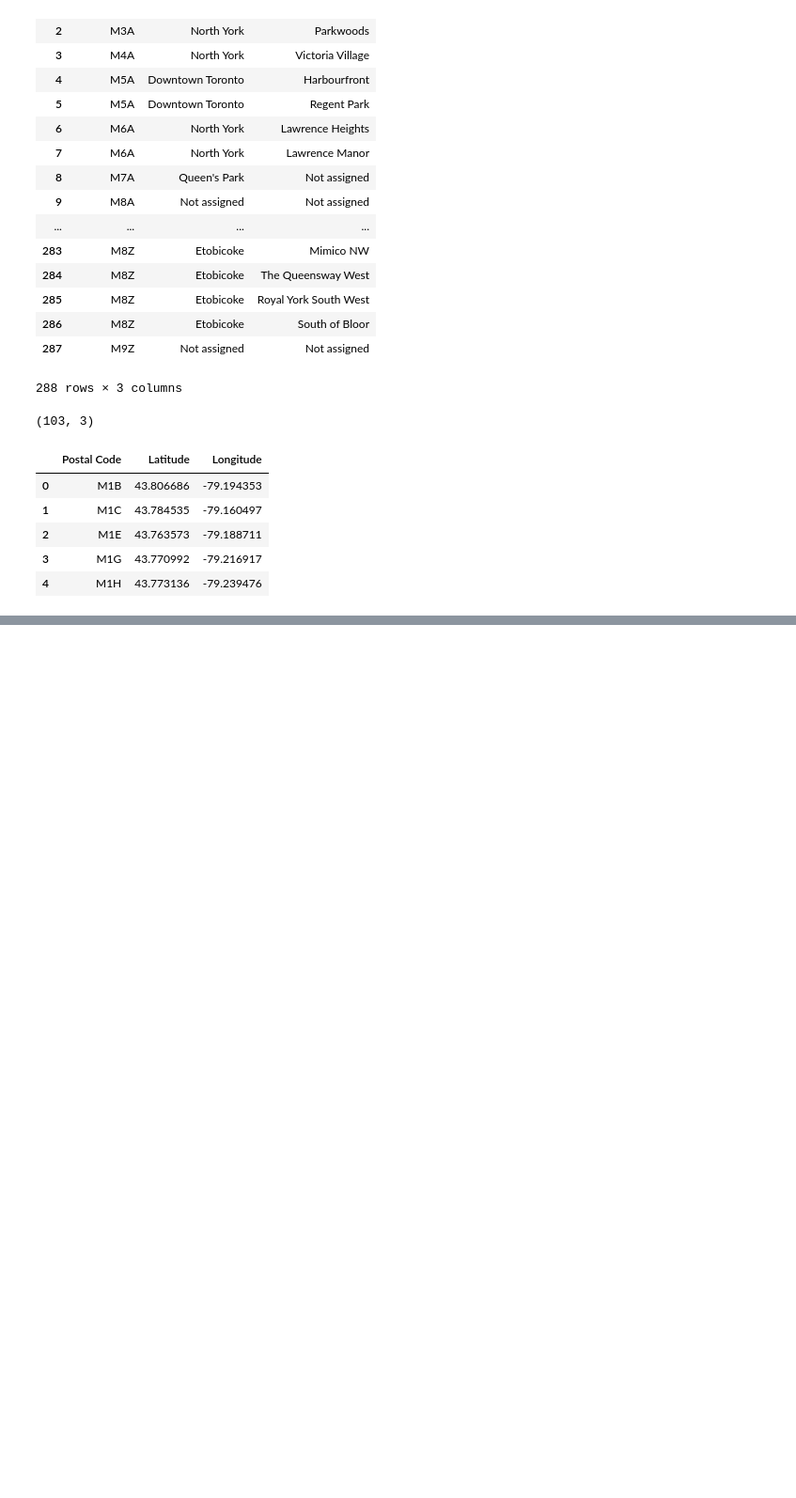
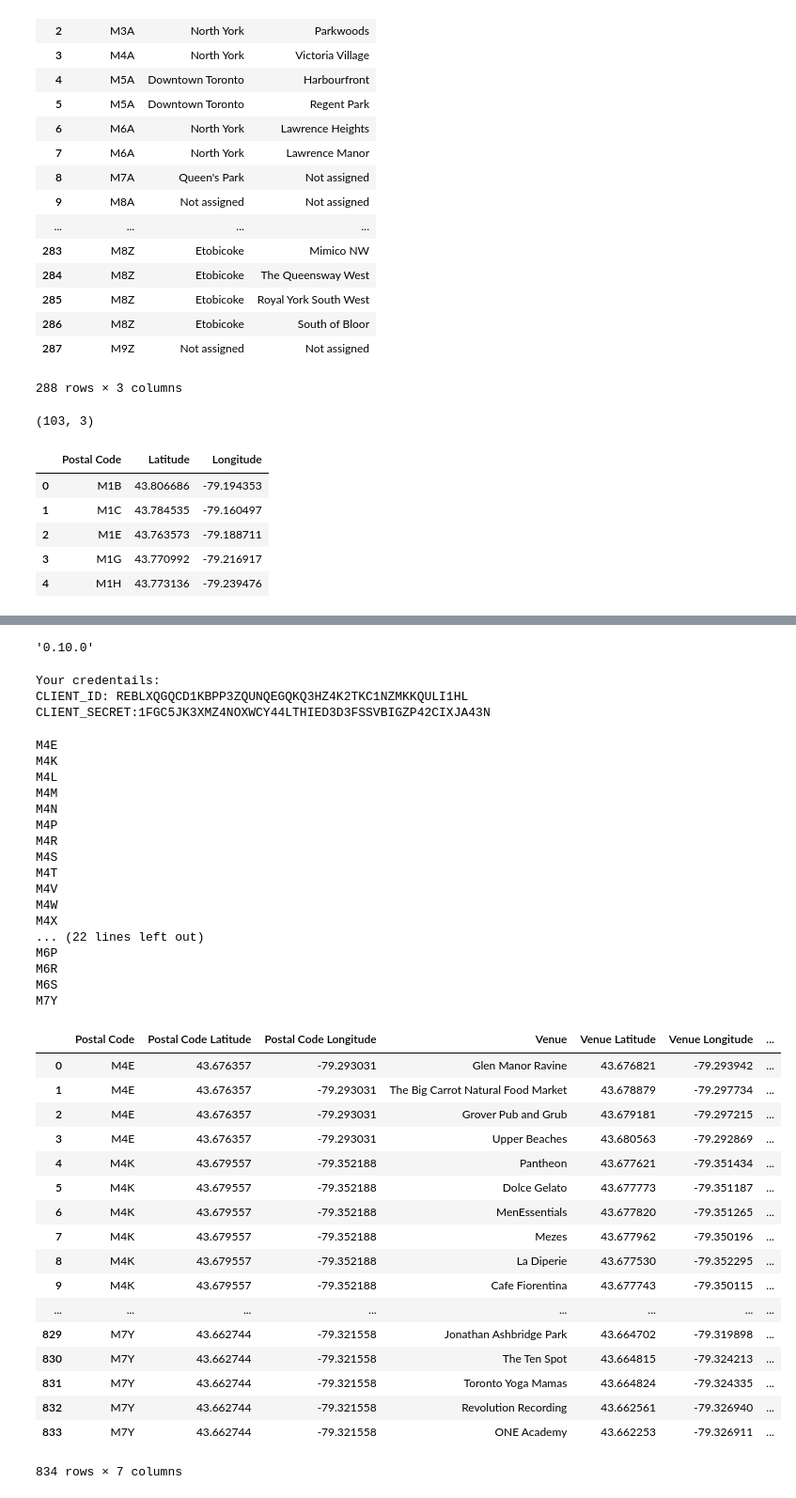
Before and after one commit to K2Prasanna/Coursera_Capstone, a Jupyter notebook: Segmenting and Clustering Neighborhoods.ipynb, the cells around one changed output, grey strips where cells are left out. Shown at 94% size. Drawn from its saved outputs; the diff is of its cells as text; code cells hidden in the pictures; blank space fills up the shorter version.

Commit message:
Added the code for top 5 venue category per zip code and for clustering

```diff
--- a/Segmenting and Clustering Neighborhoods.ipynb
+++ b/Segmenting and Clustering Neighborhoods.ipynb
@@ -83,0 +63,3 @@ df_joined
+# %%
+df_toronto = df_joined[df_joined['Borough'].str.contains('Toronto')].reset_index(drop=True)
+df_toronto
@@ -83,0 +104,6 @@ df_joined
+# %%
+import folium
+import requests
+folium.__version__
+# %% [output]
+'0.10.0'
@@ -83,0 +151,12 @@ df_joined
+# %%
+ # @hidden_cell
+CLIENT_ID = 'REBLXQGQCD1KBPP3ZQUNQEGQKQ3HZ4K2TKC1NZMKKQULI1HL' # your Foursquare ID
+CLIENT_SECRET = '1FGC5JK3XMZ4NOXWCY44LTHIED3D3FSSVBIGZP42CIXJA43N' # your Foursquare Secret
+
+print('Your credentails:')
+print('CLIENT_ID: ' + CLIENT_ID)
+print('CLIENT_SECRET:' + CLIENT_SECRET)
+# %% [output]
+Your credentails:
+CLIENT_ID: REBLXQGQCD1KBPP3ZQUNQEGQKQ3HZ4K2TKC1NZMKKQULI1HL
+CLIENT_SECRET:1FGC5JK3XMZ4NOXWCY44LTHIED3D3FSSVBIGZP42CIXJA43N
@@ -83,0 +167,42 @@ df_joined
+# %%
+toronto_venues = getNearbyVenues(names=df_toronto['Postal Code'],
+                                   latitudes=df_toronto['Latitude'],
+                                   longitudes=df_toronto['Longitude']
+                                  )
+toronto_venues
+# %% [output]
+M4E
+M4K
+M4L
+M4M
+M4N
+M4P
+M4R
+M4S
+M4T
+M4V
+M4W
+M4X
+... (22 lines left out)
+M6P
+M6R
+M6S
+M7Y
+|  | Postal Code | Postal Code Latitude | Postal Code Longitude | Venue | Venue Latitude | Venue Longitude | ... |
+| 0 | M4E | 43.676357 | -79.293031 | Glen Manor Ravine | 43.676821 | -79.293942 | ... |
+| 1 | M4E | 43.676357 | -79.293031 | The Big Carrot Natural Food Market | 43.678879 | -79.297734 | ... |
+| 2 | M4E | 43.676357 | -79.293031 | Grover Pub and Grub | 43.679181 | -79.297215 | ... |
+| 3 | M4E | 43.676357 | -79.293031 | Upper Beaches | 43.680563 | -79.292869 | ... |
+| 4 | M4K | 43.679557 | -79.352188 | Pantheon | 43.677621 | -79.351434 | ... |
+| 5 | M4K | 43.679557 | -79.352188 | Dolce Gelato | 43.677773 | -79.351187 | ... |
+| 6 | M4K | 43.679557 | -79.352188 | MenEssentials | 43.677820 | -79.351265 | ... |
+| 7 | M4K | 43.679557 | -79.352188 | Mezes | 43.677962 | -79.350196 | ... |
+| 8 | M4K | 43.679557 | -79.352188 | La Diperie | 43.677530 | -79.352295 | ... |
+| 9 | M4K | 43.679557 | -79.352188 | Cafe Fiorentina | 43.677743 | -79.350115 | ... |
+| ... | ... | ... | ... | ... | ... | ... | ... |
+| 829 | M7Y | 43.662744 | -79.321558 | Jonathan Ashbridge Park | 43.664702 | -79.319898 | ... |
+| 830 | M7Y | 43.662744 | -79.321558 | The Ten Spot | 43.664815 | -79.324213 | ... |
+| 831 | M7Y | 43.662744 | -79.321558 | Toronto Yoga Mamas | 43.664824 | -79.324335 | ... |
+| 832 | M7Y | 43.662744 | -79.321558 | Revolution Recording | 43.662561 | -79.326940 | ... |
+| 833 | M7Y | 43.662744 | -79.321558 | ONE Academy | 43.662253 | -79.326911 | ... |
+834 rows × 7 columns
```
Also changed, not shown: parts of 10 cells of this notebook.
